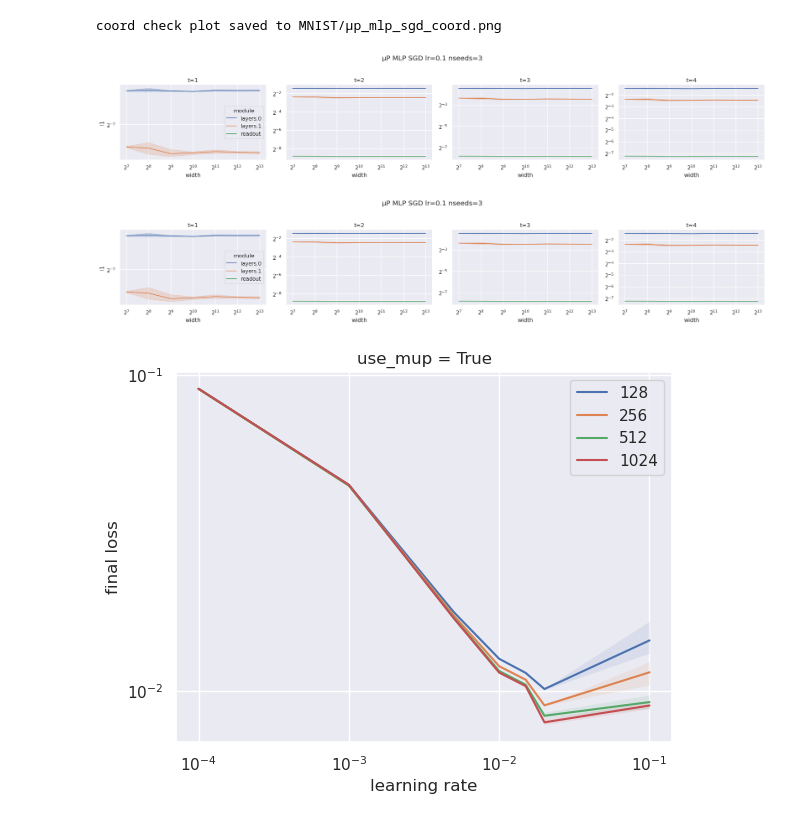
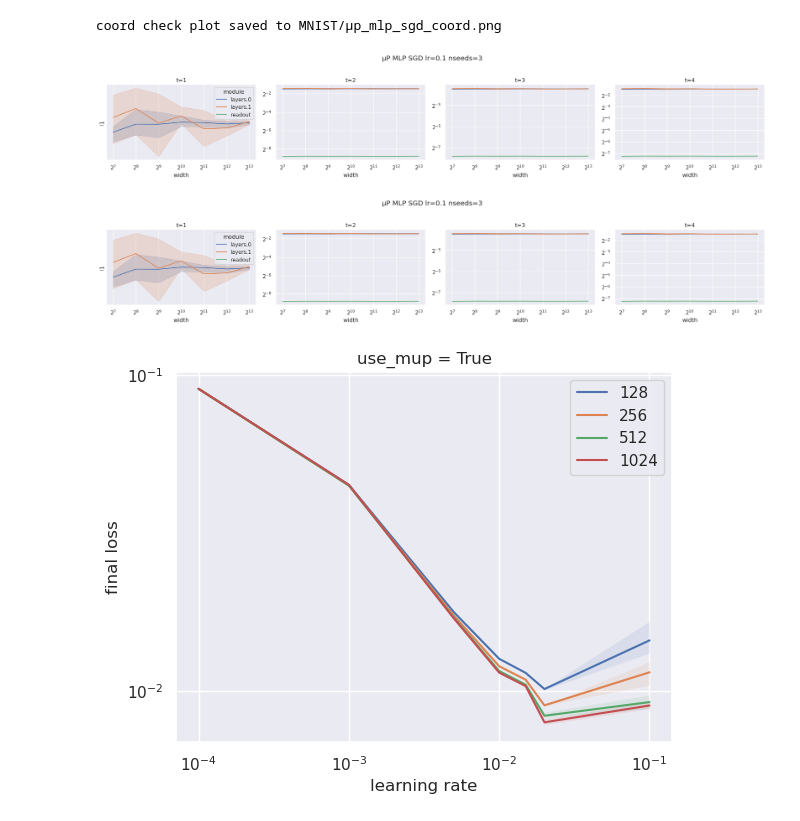
Before and after one commit to okitouni/torch-flame, a Jupyter notebook: mup/MNIST.ipynb, the cells around one changed output. Saved outputs shown, nothing was run; the diff lists cells and outputs as text; code cells hidden in the pictures.

```diff
--- a/mup/MNIST.ipynb
+++ b/mup/MNIST.ipynb
@@ -16,24 +16,41 @@ y = torch.zeros(targets.shape[0], 10)
 y[torch.arange(y.shape[0]), mnist.targets] = 1.
 # %%
 import os
-os.makedirs('MNIST', exist_ok=True)
+import mup
+
+os.makedirs("MNIST", exist_ok=True)
+
+
+def update_readout(model):
+    readout_shape = model.readout.weight.shape
+    model.readout = mup.MuReadout(readout_shape[1], readout_shape[0])
+    return [model.readout]
+
+
+model_fn = lambda w: tf.mup.make_mup(
+    MLP,
+    update_readout,
+    {"input_dim": 28**2, "hidden_dims": [w, w], "output_dim": 10},
+    {"hidden_dims": [2, 2]},
+)
 
 tf.mup.coord_check(
-    MLP,
+    model_fn,
     mup=True,
     lr=0.1,
     train_loader=torch.utils.data.DataLoader(
         torch.utils.data.TensorDataset(X[:128], y[:128]), batch_size=128
     ),
     nsteps=4,
     nseeds=3,
     legend=True,
-    plotdir='MNIST',
+    lossfn='mse',
+    plotdir="MNIST",
 )
 # %% [output]
 coord check plot saved to MNIST/μp_mlp_sgd_coord.png
-[figure, old version]
+[figure, new version]
-[figure, old version]
+[figure, new version]
 # %%
 widths = [128, 256, 512, 1024]
 lrs = [1e-1, 2e-2, 1.5e-2, 1e-2, 5e-3, 1e-3, 1e-4]
```
Also changed, not shown: parts of 1 cell of this notebook, 6 other files.
